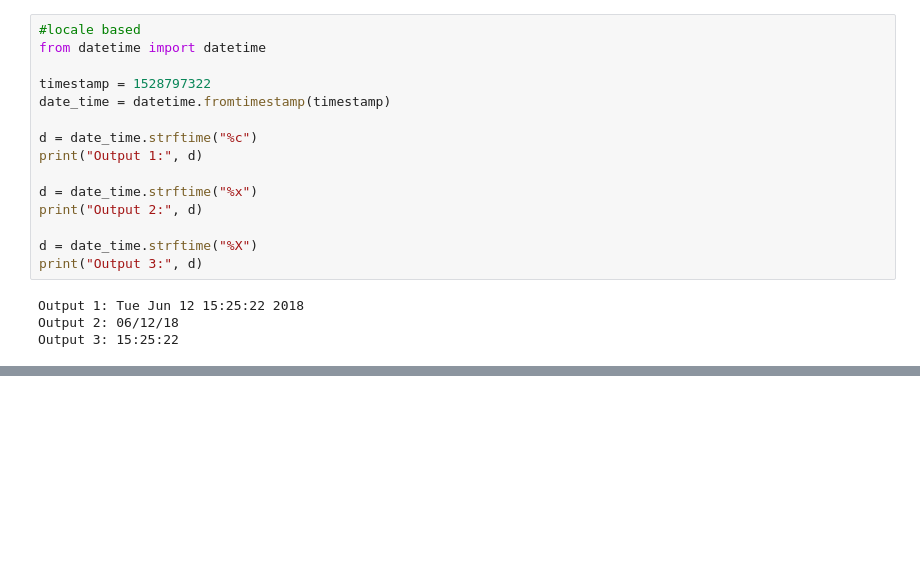
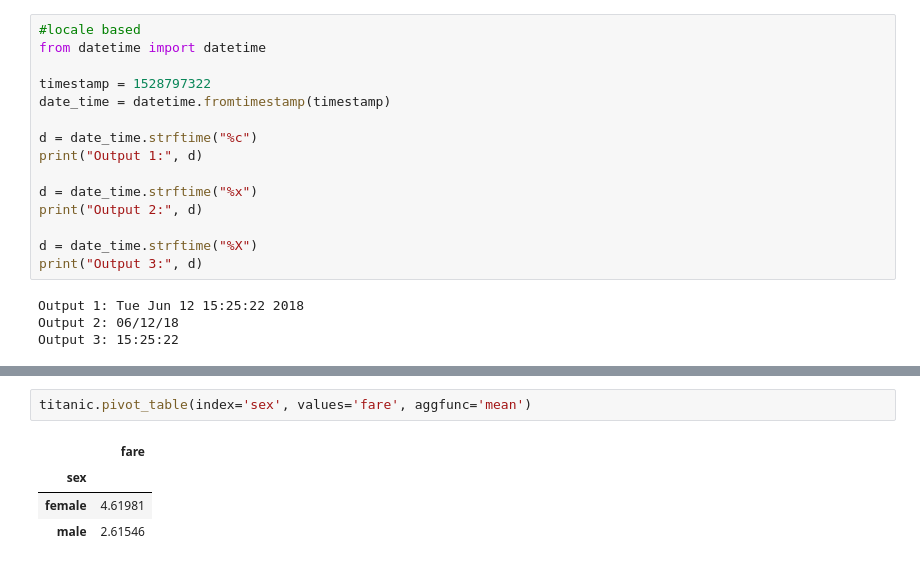
Before and after one commit to divyakhandelwal2211/regex-python-libraries, a Jupyter notebook: pandas.ipynb, the cells around one changed output, grey strips where cells are left out. Drawn from its saved outputs; the diff is of its cells as text; blank space fills up the shorter version.

```diff
--- a/pandas.ipynb
+++ b/pandas.ipynb
@@ -1364,0 +1371,7 @@ Output 3: 15:25:22
+# %%
+titanic.pivot_table(index='sex', values='fare', aggfunc='mean')
+# %% [output]
+|  | fare |
+| sex |  |
+| female | 4.61981 |
+| male | 2.61546 |
```
Also changed, not shown: parts of 7 cells of this notebook, 5 other files.
